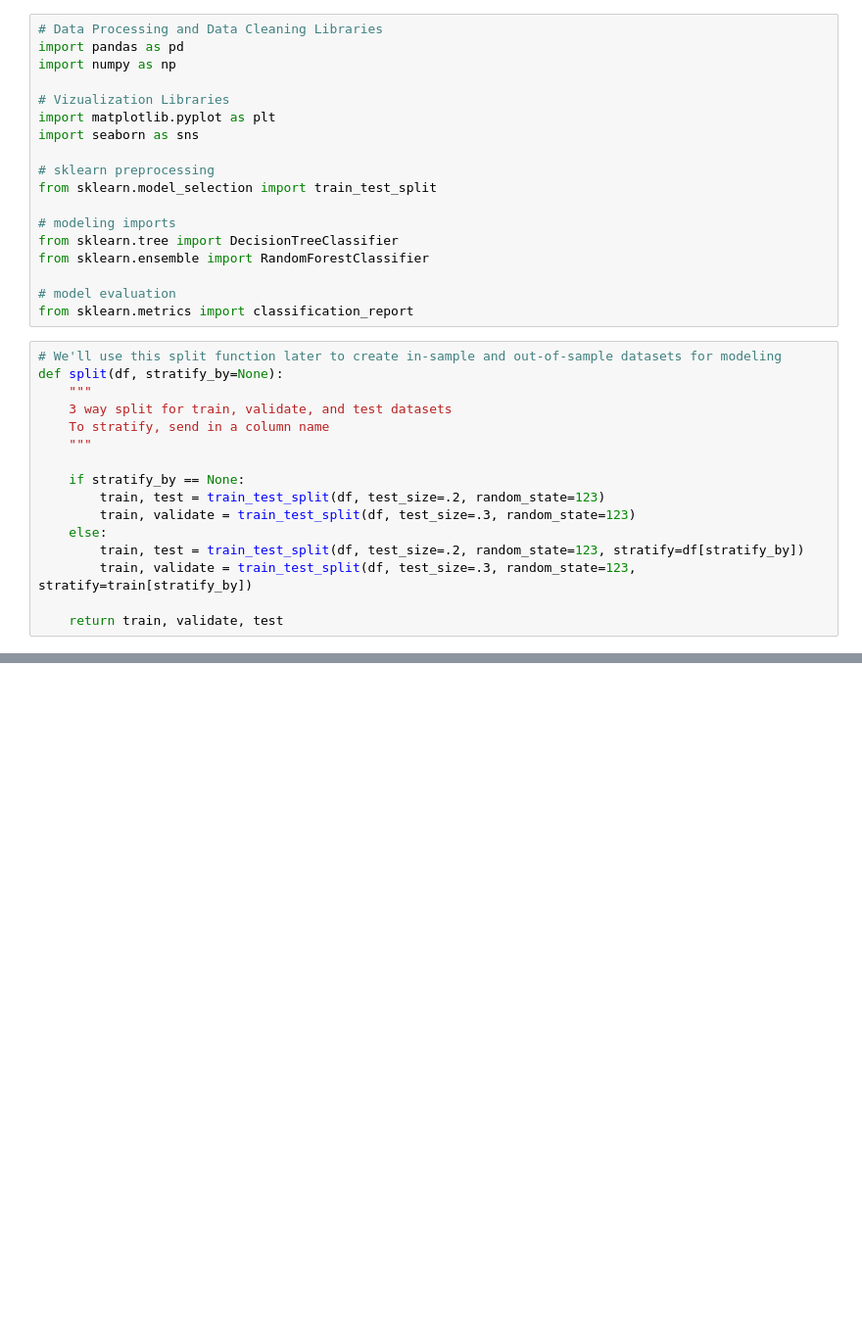
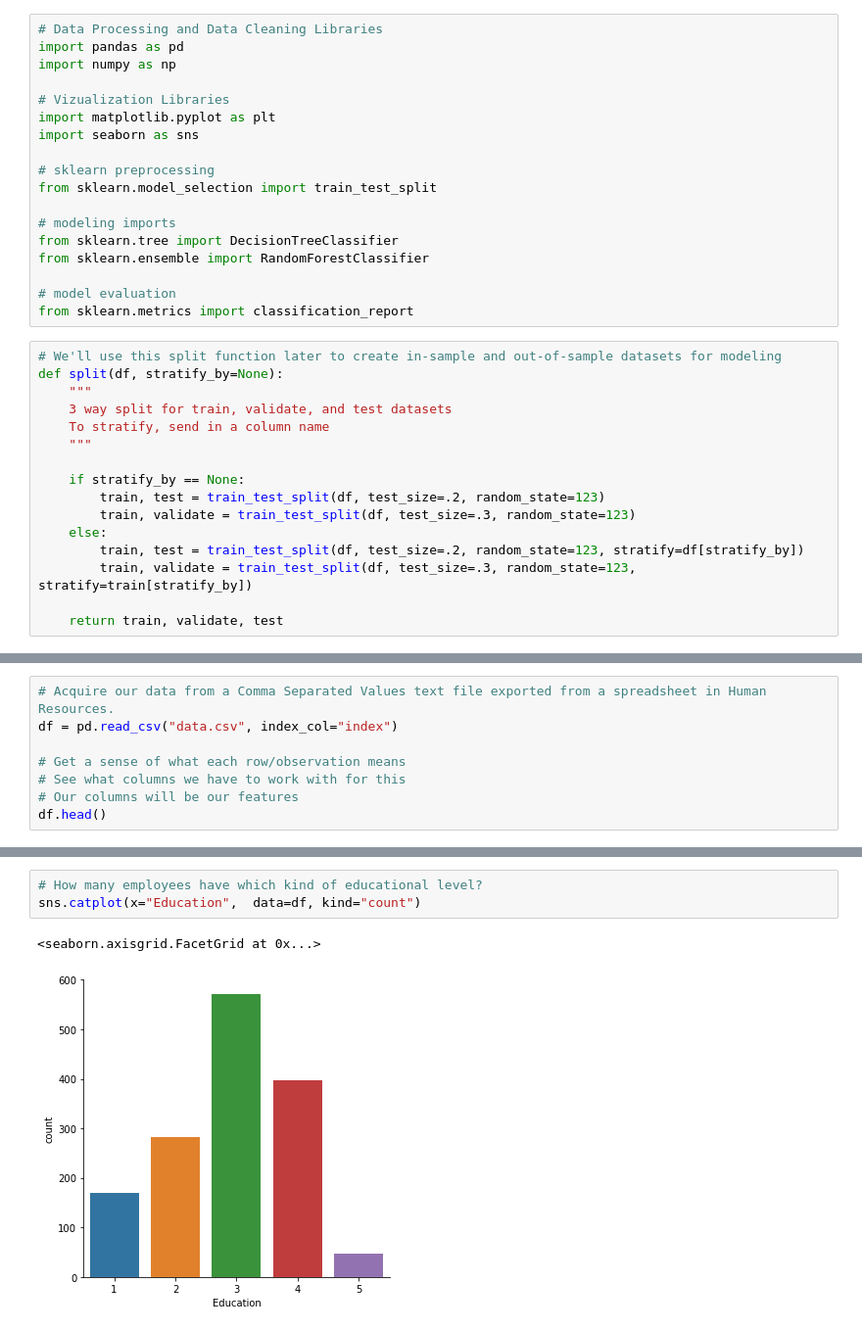
Before and after one commit to ryanorsinger/90-minutes-to-machine-learning, a Jupyter notebook: new_notebook.ipynb, the cells around one changed output, grey strips where cells are left out. Shown at 98% size. Cells and saved outputs as stored; diff of their text form; blank space fills up the shorter version.

```diff
--- a/new_notebook.ipynb
+++ b/new_notebook.ipynb
@@ -285,0 +149,8 @@ sns.boxplot(x=df.Attrition, y=df.NumCompaniesWorked, data=df)
+# %%
+# Acquire our data from a Comma Separated Values text file exported from a spreadsheet in Human Resources.
+df = pd.read_csv("data.csv", index_col="index")
+
+# Get a sense of what each row/observation means
+# See what columns we have to work with for this
+# Our columns will be our features
+df.head()
@@ -285,0 +233,6 @@ sns.boxplot(x=df.Attrition, y=df.NumCompaniesWorked, data=df)
+# %%
+# How many employees have which kind of educational level?
+sns.catplot(x="Education",  data=df, kind="count")
+# %% [output]
+<seaborn.axisgrid.FacetGrid at 0x...>
+[figure, added]
```
Also changed, not shown: parts of 42 cells of this notebook, 1 other file.
